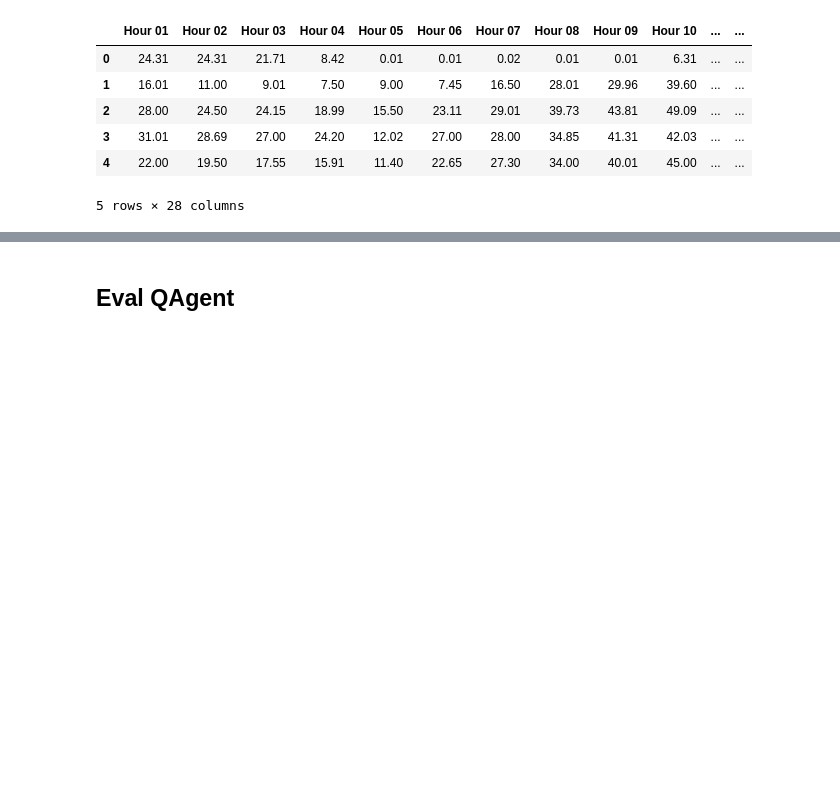
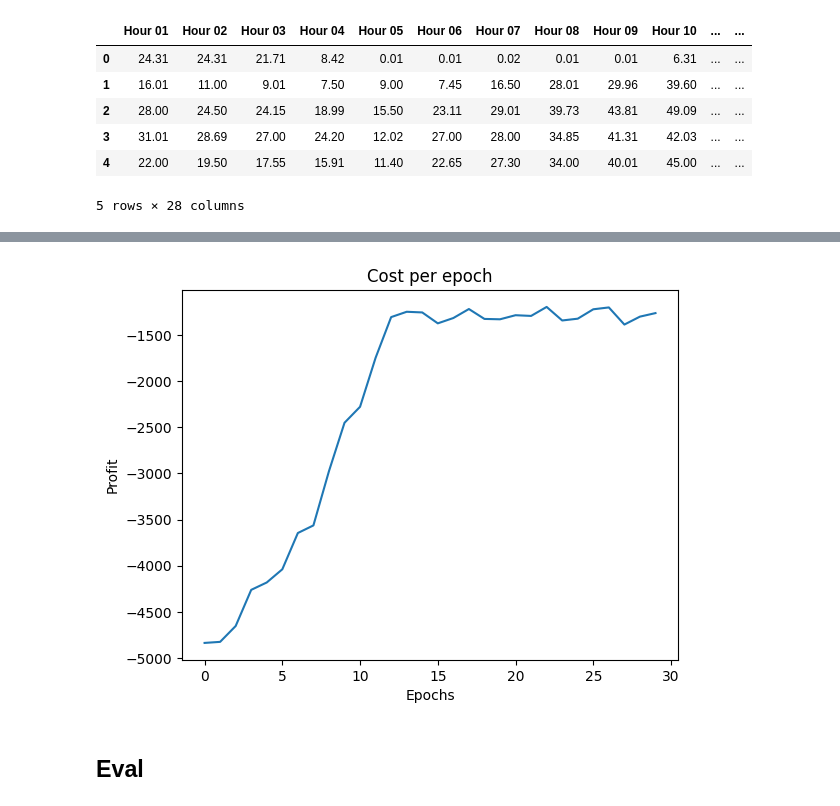
Before and after one commit to aeli3/RL-Project-2024, a Jupyter notebook: SmartGridEnv.ipynb, the cells around one changed output, grey strips where cells are left out. Saved outputs shown, nothing was run; the diff lists cells and outputs as text; code cells hidden in the pictures; blank space fills up the shorter version.

```diff
--- a/SmartGridEnv.ipynb
+++ b/SmartGridEnv.ipynb
@@ -242,5 +226,0 @@ class QAgent():
-# %%
-env = SmartGridEnv(train)
-agent = QAgent(env)
-agent.train(simulations=32)
-agent.plot_profits()
@@ -248,0 +227,11 @@ agent.plot_profits()
+# %%
+eval_env = SmartGridEnv(val)
+agent.env = eval_env
+
+while not agent.env.done:
+    current_state = tuple(agent.env.current_state)
+    action = agent.predict(current_state)
+    print(f"at time {agent.env.current_hour +  1} agent transacts {agent.env.to_discrete(action)} KWh, battery is {agent.env.current_battery}")
+    next_state, reward, done, available = agent.env.step(action)
+
+print("Profit on validation set: ", eval_env.profit)
@@ -249,5 +270,66 @@ agent.plot_profits()
+# %%
+class SimpleQAgent(QAgent):
+    def __init__(self):
+        super().__init__(env)
+        self.Qtable = np.zeros((12, 3, 3))
+        self.actions = np.array([0, 25, 50])
+        self.discount_rate = 0.
+        self.learning_rate = 0.01
+        self.epsilon = 0.7
+
+    def mask(self):
+        if self.env.current_hour == self.env.time_constraint:
+            return np.array([self.env.current_battery >= np.ceil(45 / 0.9),
+                             self.env.current_battery >= 20,
+                             self.env.current_battery <= np.ceil(25 / 0.9)])
+        else:
+            return np.array([self.env.current_battery >= np.ceil(25 / 0.9),
+                             True,
+                             self.env.current_battery <= np.ceil(25 / 0.9)])
+
+    def select_action_epsilon_greedy(self, current_state):
+        mask = self.mask()
+        #pick random action
+        if (np.random.uniform(0,1) > 1-self.epsilon) or (np.all(self.Qtable[current_state] == 0)):
+            action = np.random.choice(self.actions[mask])
+        #pick greedy action
+        else:
+            max_action = np.argmax(np.where(mask, self.Qtable[current_state], -100))
+            action = self.actions[max_action]
+        return action
+
+    def train(self, simulations = 100, epsilon = 0.05):
+        for i in range(simulations):
+            self.epsilon = max(0.05, self.epsilon - 0.05)
+            while not self.env.done:
+                current_state = tuple(self.env.current_state)
+                action = self.select_action_epsilon_greedy(current_state)
+                next_state, reward, done, available= env.step(action)
+                next_state_mask = self.mask()
+                action = np.argwhere(self.actions == action)[0][0]
+
+                # update Q_values
+                Q_target = (reward + self.discount_rate*np.max(self.Qtable[next_state][next_state_mask]))
+                delta = self.learning_rate * (Q_target - self.Qtable[current_state][action])
+                self.Qtable[current_state][action] = self.Qtable[current_state][action] + delta
+
+            self.profit.append(env.profit)
+            self.env.initialize_params()
+
+    def predict(self, state):
+        mask = self.mask()
+        max_action = np.argmax(np.where(mask, self.Qtable[current_state], -100))
+        action = self.actions[max_action]
+        return action
+
+env = SmartGridEnv(train[:700])
+agent = SimpleQAgent()
+agent.train(simulations=30)
+agent.plot_profits()
+# %% [output]
+[figure, added]
 # %% [markdown]
-## Eval QAgent
+## Eval
 # %%
 eval_env = SmartGridEnv(val)
 agent.env = eval_env
```
Also changed, not shown: parts of 19 cells of this notebook.
